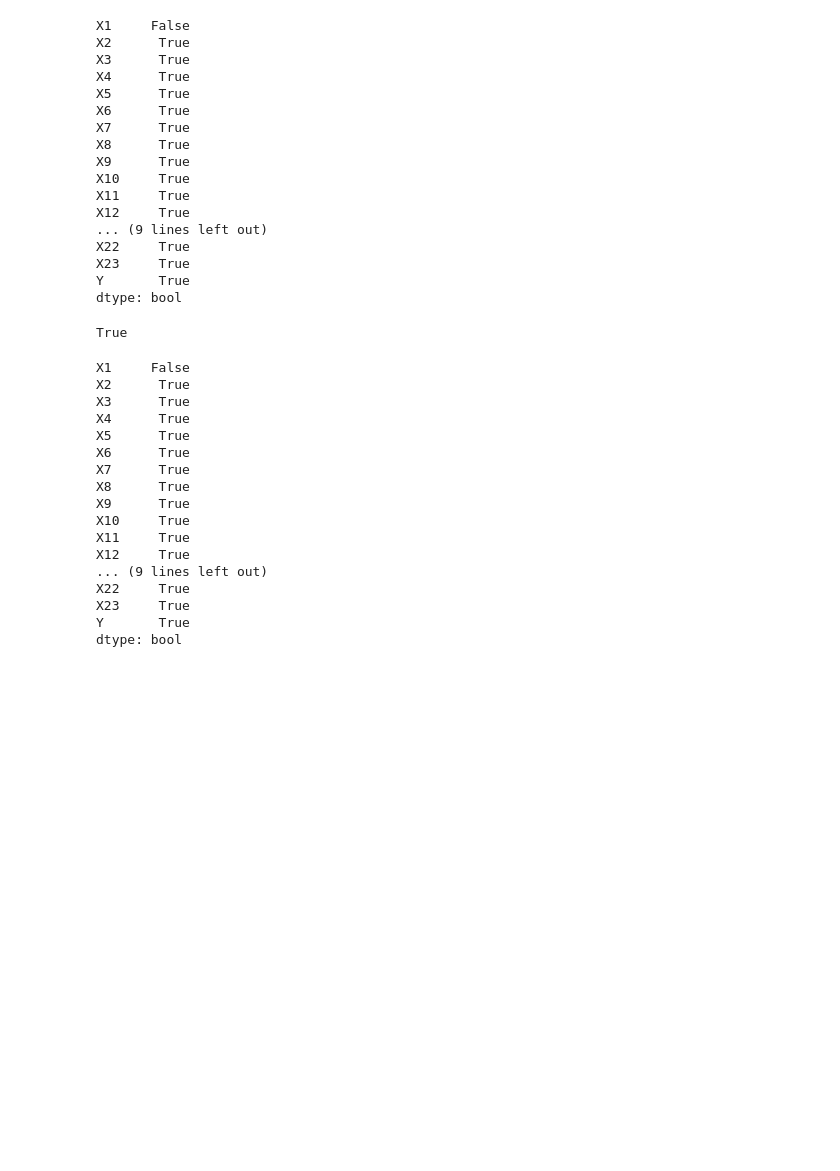
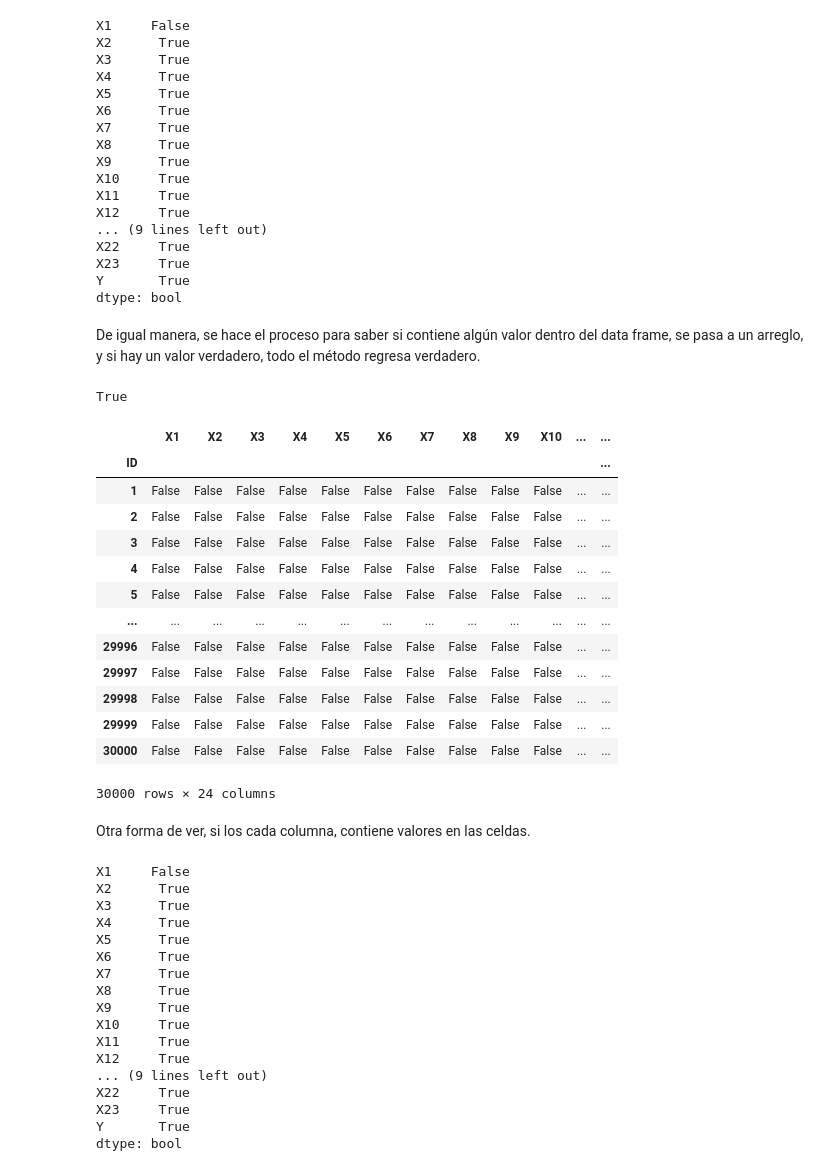
Before and after one commit to PosgradoMNA/actividades-de-aprendizaje-JavierP-rez, a Jupyter notebook: Modulo3_ConceptosDeAlmacenamientoYRecuperacionDeInformación_Semana3Actividad1.ipynb, the cells around one changed output. Cells and saved outputs as stored; diff of their text form; code cells hidden in the pictures; blank space fills up the shorter version.

```diff
--- a/Modulo3_ConceptosDeAlmacenamientoYRecuperacionDeInformación_Semana3Actividad1.ipynb
+++ b/Modulo3_ConceptosDeAlmacenamientoYRecuperacionDeInformación_Semana3Actividad1.ipynb
@@ -102,4 +117,6 @@ X22     True
 X23     True
 Y       True
 dtype: bool
+# %% [markdown]
+De igual manera, se hace el proceso para saber si contiene algún valor dentro del data frame, se pasa a un arreglo, y si hay un valor verdadero, todo el método regresa verdadero.
 # %%
@@ -108,4 +123,23 @@ dtype: bool
 df.isna().values.any()
 # %% [output]
 True
+# %%
+df.isna()
+# %% [output]
+|  | X1 | X2 | X3 | X4 | X5 | X6 | X7 | X8 | X9 | X10 | ... | ... |
+| ID |  |  |  |  |  |  |  |  |  |  |  | ... |
+| 1 | False | False | False | False | False | False | False | False | False | False | ... | ... |
+| 2 | False | False | False | False | False | False | False | False | False | False | ... | ... |
+| 3 | False | False | False | False | False | False | False | False | False | False | ... | ... |
+| 4 | False | False | False | False | False | False | False | False | False | False | ... | ... |
+| 5 | False | False | False | False | False | False | False | False | False | False | ... | ... |
+| ... | ... | ... | ... | ... | ... | ... | ... | ... | ... | ... | ... | ... |
+| 29996 | False | False | False | False | False | False | False | False | False | False | ... | ... |
+| 29997 | False | False | False | False | False | False | False | False | False | False | ... | ... |
+| 29998 | False | False | False | False | False | False | False | False | False | False | ... | ... |
+| 29999 | False | False | False | False | False | False | False | False | False | False | ... | ... |
+| 30000 | False | False | False | False | False | False | False | False | False | False | ... | ... |
+30000 rows × 24 columns
+# %% [markdown]
+Otra forma de ver, si los cada columna, contiene valores en las celdas.
 # %%
```
Also changed, not shown: parts of 37 cells of this notebook.
